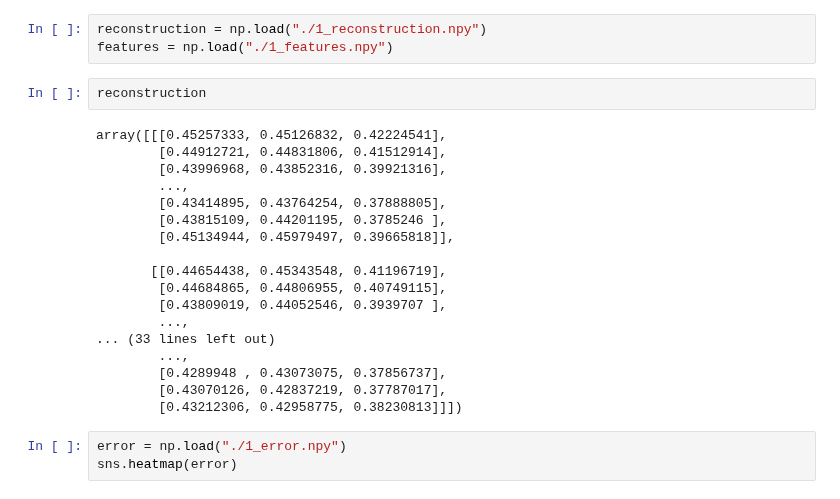
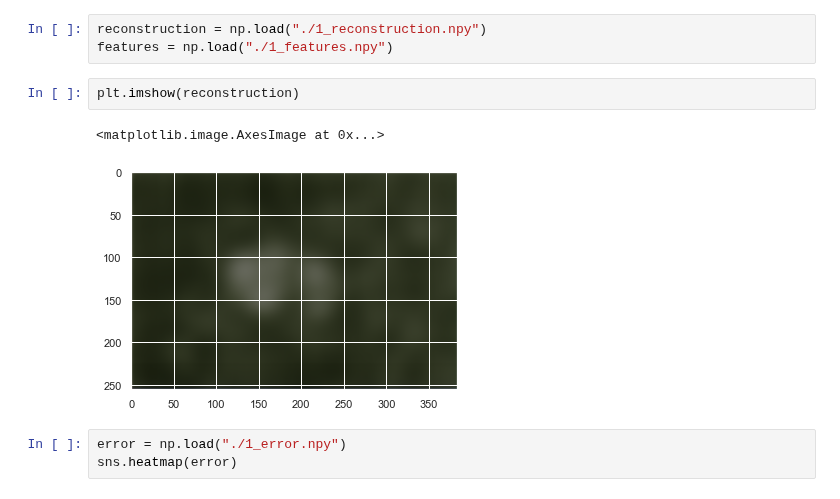
Before and after one commit to geoffroyO/sVae, a Jupyter notebook: src/img_test/test_results.ipynb, the cells around one changed output. Drawn from its saved outputs; the diff is of its cells as text.

Commit message:
image test

```diff
--- a/src/img_test/test_results.ipynb
+++ b/src/img_test/test_results.ipynb
@@ -15,26 +15,11 @@ plt.imshow(img)
 # %%
 reconstruction = np.load("./1_reconstruction.npy")
 features = np.load("./1_features.npy")
-# %%
-reconstruction
-# %% [output]
-array([[[0.45257333, 0.45126832, 0.42224541],
-        [0.44912721, 0.44831806, 0.41512914],
-        [0.43996968, 0.43852316, 0.39921316],
-        ...,
-        [0.43414895, 0.43764254, 0.37888805],
-        [0.43815109, 0.44201195, 0.3785246 ],
-        [0.45134944, 0.45979497, 0.39665818]],
-
-       [[0.44654438, 0.45343548, 0.41196719],
-        [0.44684865, 0.44806955, 0.40749115],
-        [0.43809019, 0.44052546, 0.3939707 ],
-        ...,
-... (33 lines left out)
-        ...,
-        [0.4289948 , 0.43073075, 0.37856737],
-        [0.43070126, 0.42837219, 0.37787017],
-        [0.43212306, 0.42958775, 0.38230813]]])
+# %%
+plt.imshow(reconstruction)
+# %% [output]
+<matplotlib.image.AxesImage at 0x...>
+[figure, added]
 # %%
 error = np.load("./1_error.npy")
 sns.heatmap(error)
```
Also changed, not shown: 1 other file.
